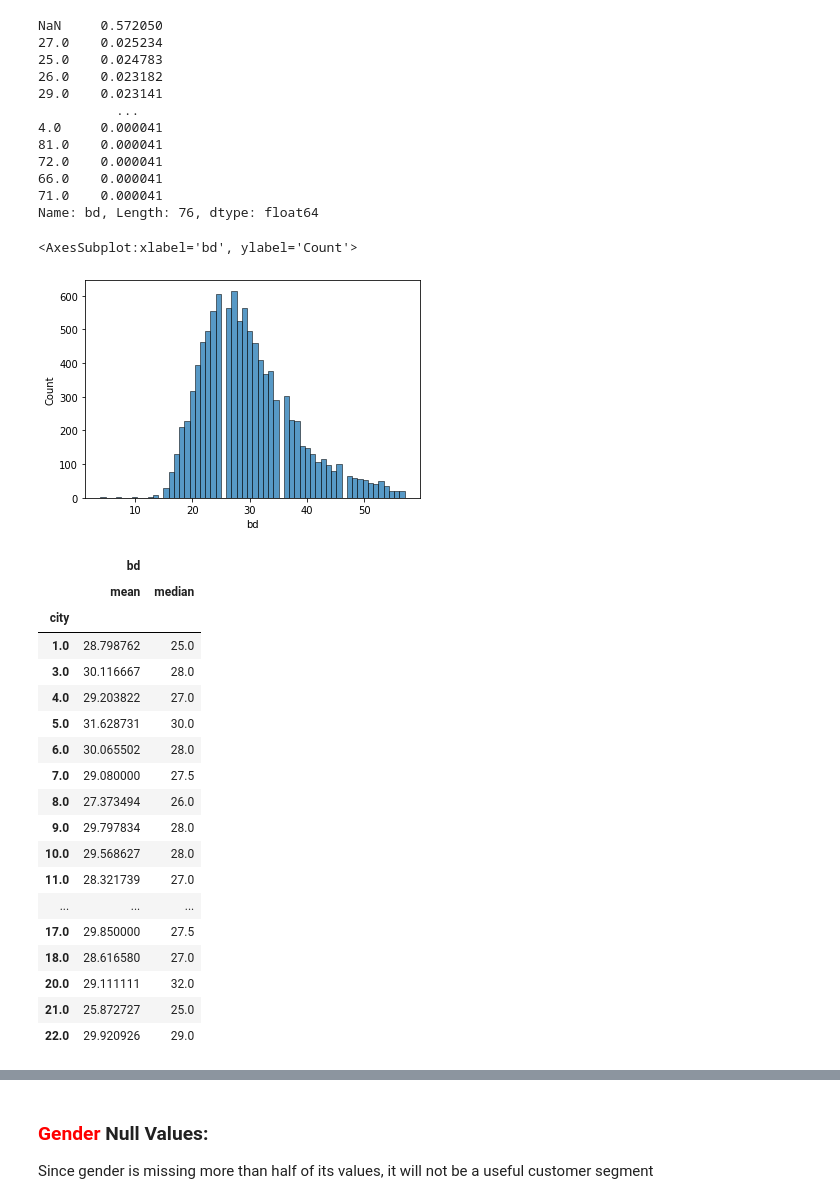
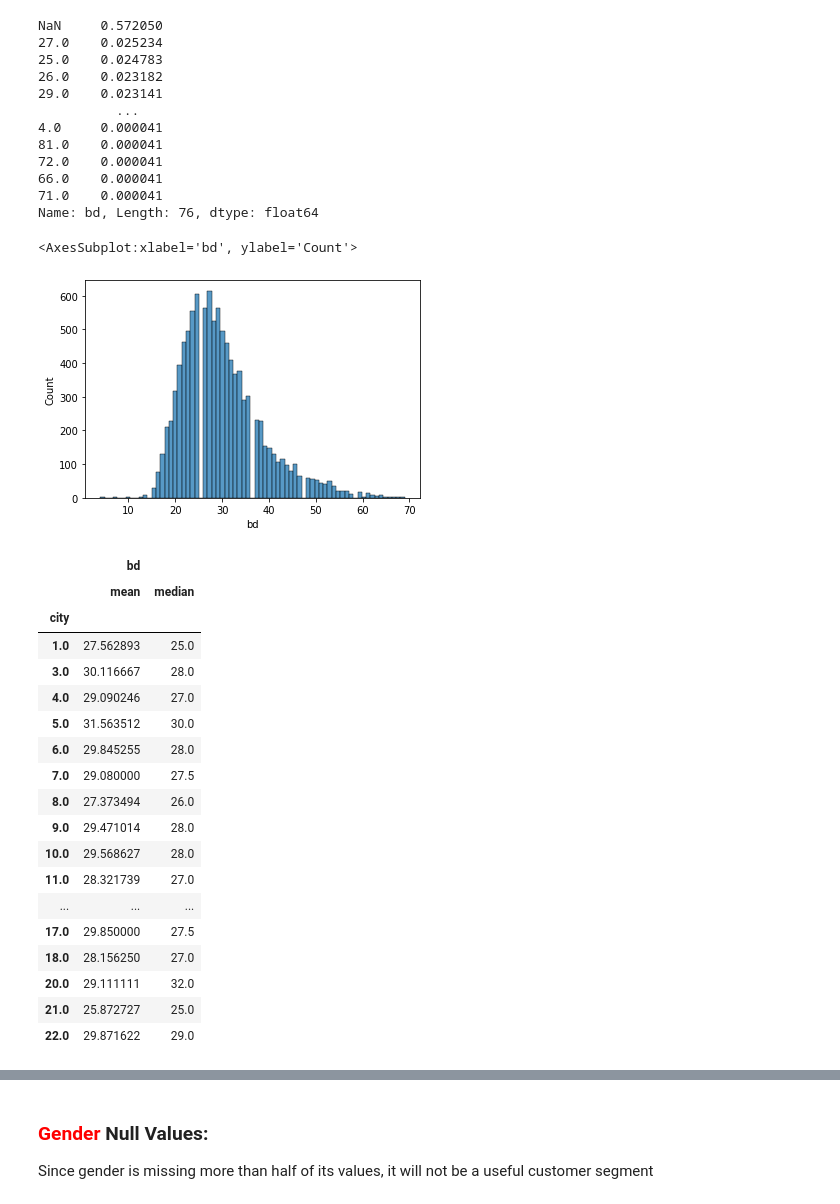
Before and after one commit to sethmjackson/-KKBox_NYCDSA_Hackathon_11-1-2020, a Jupyter notebook: Kristin/Kristin_EDA.ipynb, the cells around one changed output, grey strips where cells are left out. Drawn from its saved outputs; the diff is of its cells as text; code cells hidden in the pictures.

```diff
--- a/Kristin/Kristin_EDA.ipynb
+++ b/Kristin/Kristin_EDA.ipynb
@@ -289,30 +297,30 @@ NaN     0.572050
 71.0    0.000041
 Name: bd, Length: 76, dtype: float64
 # %%
-bd_df = df.loc[np.abs(df.bd - df.bd.mean())/ df.bd.std() < 2]
+bd_df = df.loc[np.abs(df.bd - df.bd.mean())/ df.bd.std() < 3]
 sns.histplot(bd_df['bd'])
 # %% [output]
 <AxesSubplot:xlabel='bd', ylabel='Count'>
-[figure, old version]
+[figure, new version]
 # %%
-df.groupby('city')[['bd']].agg([np.mean,np.median])
+bd_df.groupby('city')[['bd']].agg([np.mean,np.median])
 # %% [output]
 |  | bd |  |
 |  | mean | median |
 | city |  |  |
-| 1.0 | 28.798762 | 25.0 |
+| 1.0 | 27.562893 | 25.0 |
 | 3.0 | 30.116667 | 28.0 |
-| 4.0 | 29.203822 | 27.0 |
-| 5.0 | 31.628731 | 30.0 |
-| 6.0 | 30.065502 | 28.0 |
+| 4.0 | 29.090246 | 27.0 |
+| 5.0 | 31.563512 | 30.0 |
+| 6.0 | 29.845255 | 28.0 |
 | 7.0 | 29.080000 | 27.5 |
 | 8.0 | 27.373494 | 26.0 |
-| 9.0 | 29.797834 | 28.0 |
+| 9.0 | 29.471014 | 28.0 |
 | 10.0 | 29.568627 | 28.0 |
 | 11.0 | 28.321739 | 27.0 |
 | ... | ... | ... |
 | 17.0 | 29.850000 | 27.5 |
-| 18.0 | 28.616580 | 27.0 |
+| 18.0 | 28.156250 | 27.0 |
 | 20.0 | 29.111111 | 32.0 |
 | 21.0 | 25.872727 | 25.0 |
-| 22.0 | 29.920926 | 29.0 |
+| 22.0 | 29.871622 | 29.0 |
```
Also changed, not shown: parts of 29 cells of this notebook.
